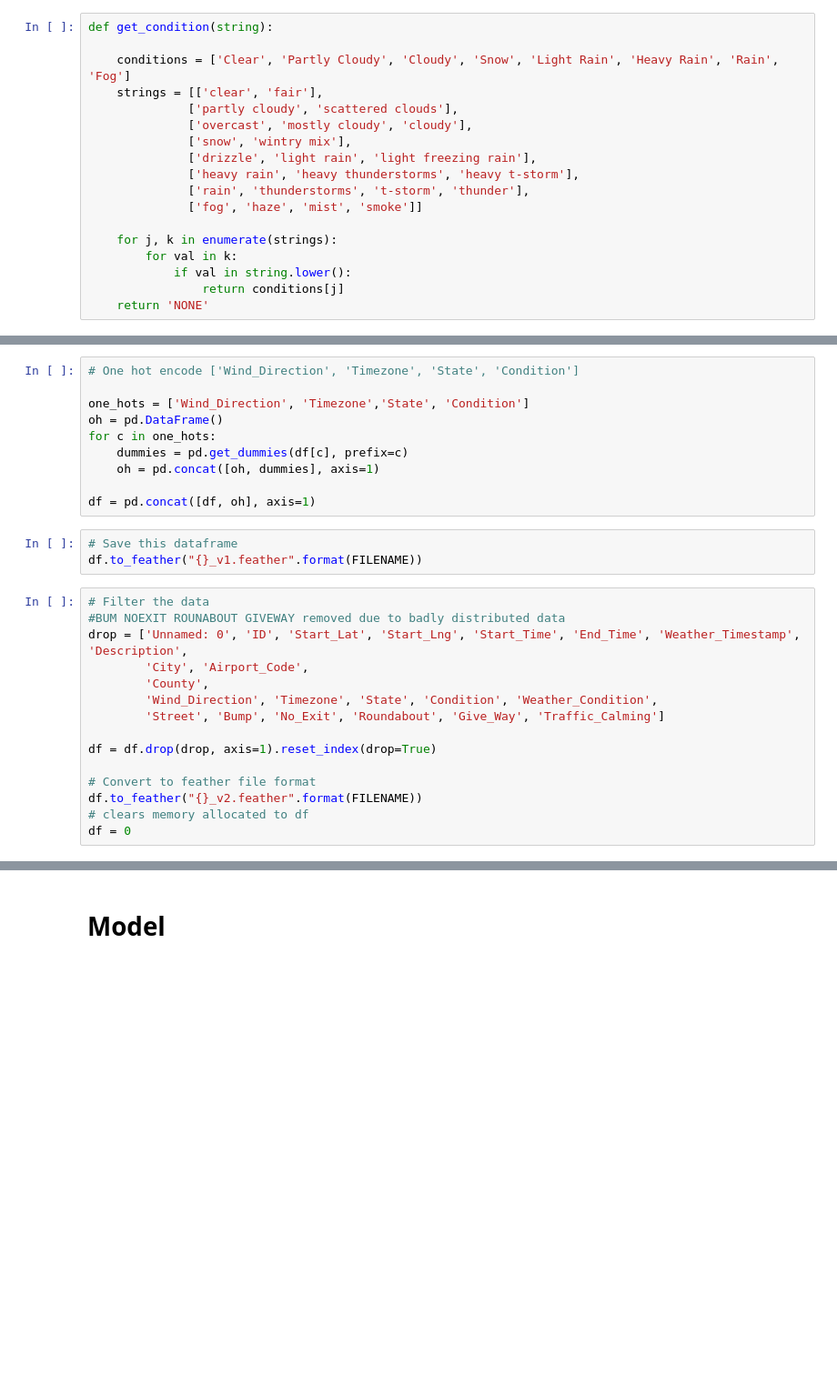
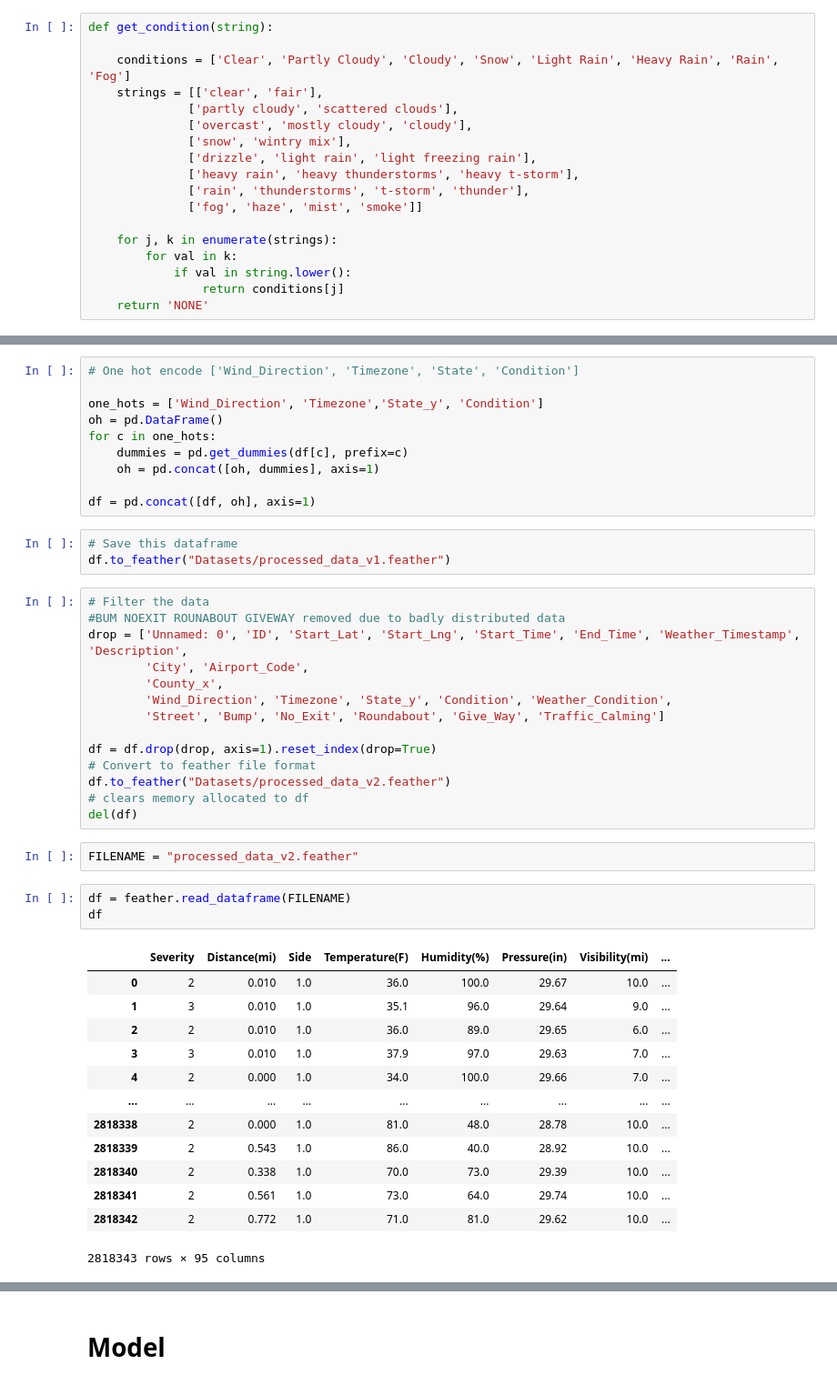
Before and after one commit to Abhilash240800/FinalProject_USAccidents, a Jupyter notebook: Jupyter Notebooks/NeuralNet_v2.ipynb, the cells around one changed output, grey strips where cells are left out. Shown at 91% size. Drawn from its saved outputs; the diff is of its cells as text; blank space fills up the shorter version.

```diff
--- a/Jupyter Notebooks/NeuralNet_v2.ipynb
+++ b/Jupyter Notebooks/NeuralNet_v2.ipynb
@@ -203,7 +193,7 @@ Fog :
 # %%
 # One hot encode ['Wind_Direction', 'Timezone', 'State', 'Condition']
 
-one_hots = ['Wind_Direction', 'Timezone','State', 'Condition']
+one_hots = ['Wind_Direction', 'Timezone','State_y', 'Condition']
 oh = pd.DataFrame()
 for c in one_hots:
     dummies = pd.get_dummies(df[c], prefix=c)
@@ -212,20 +202,38 @@ for c in one_hots:
 df = pd.concat([df, oh], axis=1)
 # %%
 # Save this dataframe
-df.to_feather("{}_v1.feather".format(FILENAME))
+df.to_feather("Datasets/processed_data_v1.feather")
 # %%
 # Filter the data
 #BUM NOEXIT ROUNABOUT GIVEWAY removed due to badly distributed data
 drop = ['Unnamed: 0', 'ID', 'Start_Lat', 'Start_Lng', 'Start_Time', 'End_Time', 'Weather_Timestamp', 'Description',
         'City', 'Airport_Code',
-        'County',
-        'Wind_Direction', 'Timezone', 'State', 'Condition', 'Weather_Condition',
+        'County_x',
+        'Wind_Direction', 'Timezone', 'State_y', 'Condition', 'Weather_Condition',
         'Street', 'Bump', 'No_Exit', 'Roundabout', 'Give_Way', 'Traffic_Calming']
 
 df = df.drop(drop, axis=1).reset_index(drop=True)
-
 # Convert to feather file format
-df.to_feather("{}_v2.feather".format(FILENAME))
+df.to_feather("Datasets/processed_data_v2.feather")
 # clears memory allocated to df
-df = 0
+del(df)
+# %%
+FILENAME = "processed_data_v2.feather"
+# %%
+df = feather.read_dataframe(FILENAME)
+df
+# %% [output]
+|  | Severity | Distance(mi) | Side | Temperature(F) | Humidity(%) | Pressure(in) | Visibility(mi) | ... |
+| 0 | 2 | 0.010 | 1.0 | 36.0 | 100.0 | 29.67 | 10.0 | ... |
+| 1 | 3 | 0.010 | 1.0 | 35.1 | 96.0 | 29.64 | 9.0 | ... |
+| 2 | 2 | 0.010 | 1.0 | 36.0 | 89.0 | 29.65 | 6.0 | ... |
+| 3 | 3 | 0.010 | 1.0 | 37.9 | 97.0 | 29.63 | 7.0 | ... |
+| 4 | 2 | 0.000 | 1.0 | 34.0 | 100.0 | 29.66 | 7.0 | ... |
+| ... | ... | ... | ... | ... | ... | ... | ... | ... |
+| 2818338 | 2 | 0.000 | 1.0 | 81.0 | 48.0 | 28.78 | 10.0 | ... |
+| 2818339 | 2 | 0.543 | 1.0 | 86.0 | 40.0 | 28.92 | 10.0 | ... |
+| 2818340 | 2 | 0.338 | 1.0 | 70.0 | 73.0 | 29.39 | 10.0 | ... |
+| 2818341 | 2 | 0.561 | 1.0 | 73.0 | 64.0 | 29.74 | 10.0 | ... |
+| 2818342 | 2 | 0.772 | 1.0 | 71.0 | 81.0 | 29.62 | 10.0 | ... |
+2818343 rows × 95 columns
 # %%
```
Also changed, not shown: parts of 14 cells of this notebook, 2 other files.
